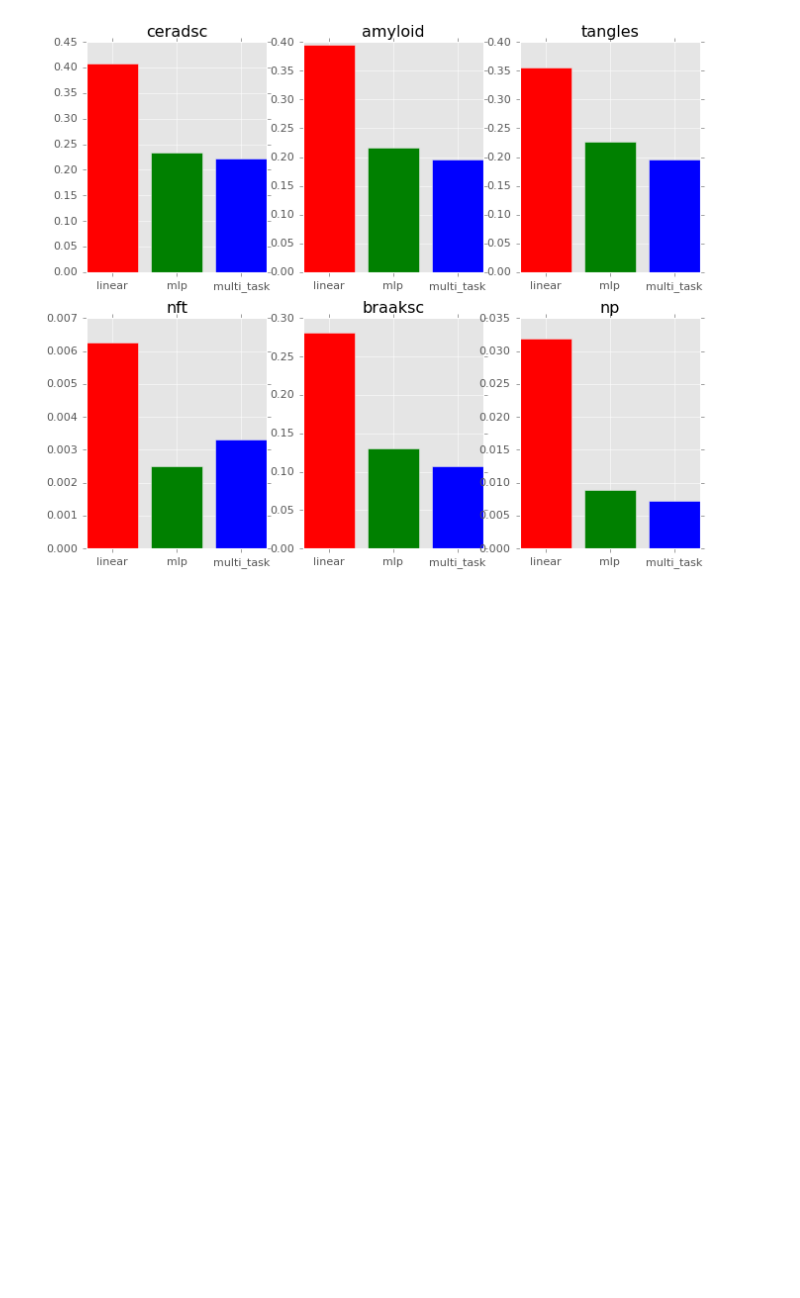
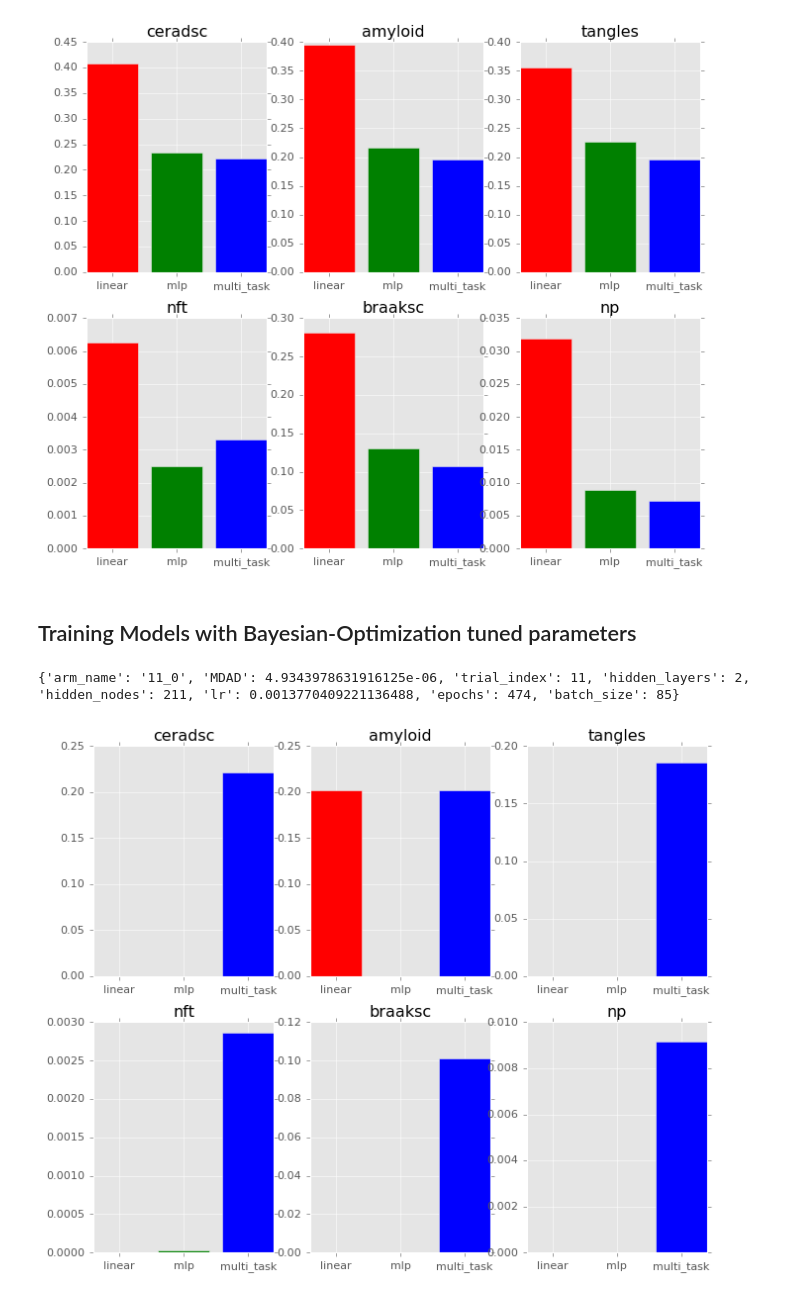
Before and after one commit to wilcas/multi_task_ad, a Jupyter notebook: compare_losses.ipynb, the cells around one changed output. Drawn from its saved outputs; the diff is of its cells as text; code cells hidden in the pictures; blank space fills up the shorter version.

Commit message:
possible overfitting with ax-tuned models

```diff
--- a/compare_losses.ipynb
+++ b/compare_losses.ipynb
@@ -103,3 +103,31 @@ for i in range(6):
 plt.show()
 # %% [output]
 [figure]
+# %% [markdown]
+## Training Models with Bayesian-Optimization tuned parameters
+# %%
+import pandas as pd
+bayes_params = pd.read_csv("/home/wcasazza/multi_task_ad/ax_parameter_tuning_MDAD.csv")
+
+best_params = bayes_params.iloc[bayes_params.MDAD.idxmin(),:].to_dict()
+print(best_params)
+# print(best_params['batch_size'].item())
+bayes_mdad_model = nets.train_MDAD(
+    train_exp,
+    train_phen,
+    {k: best_params[k].item() for k in best_params if "hidden" in k},
+    lr=best_params['lr'].item(),
+    epochs = best_params['epochs'].item(),
+    batch_size= best_params['batch_size'].item())
+# %% [output]
+{'arm_name': '11_0', 'MDAD': 4.9343978631916125e-06, 'trial_index': 11, 'hidden_layers': 2, 'hidden_nodes': 211, 'lr': 0.0013770409221136488, 'epochs': 474, 'batch_size': 85}
+# %%
+bayes_params_linear = []
+bayes_params_mlp = []
+for i in range(6):
+    cur_file = pd.read_csv(f"/home/wcasazza/multi_task_ad/ax_parameter_tuning_nested_linear_trait{i}.csv")
+    params = cur_file.iloc[cur_file[f'nested_linear_trait{i}'].idxmin(),:].to_dict()
+    bayes_params_linear.append(params)
+    cur_file = pd.read_csv(f"/home/wcasazza/multi_task_ad/ax_parameter_tuning_mlp_trait{i}.csv")
+    params = cur_file.iloc[cur_file[f'mlp_trait{i}'].idxmin(),:].to_dict()
+    bayes_params_mlp.append(params)
@@ -105,0 +159,23 @@ plt.show()
+# %%
+loss = torch.nn.MSELoss()
+linear_bayes_predictions = [linear(test_exp.double()) for linear in linear_bayes_models]
+mlp_bayes_predictions = [mlp(test_exp.double()) for mlp in mlp_bayes_models]
+multi_task_bayes_prediction = bayes_mdad_model(test_exp.double())
+linear_bayes_losses = [loss(linear_bayes_predictions[i][~torch.isnan(test_phen[:,i])].flatten(),test_phen[~torch.isnan(test_phen[:,i]),i].double().flatten()) for i in range(6)]
+mlp_bayes_losses = [loss(mlp_bayes_predictions[i][~torch.isnan(test_phen[:,i])].flatten(),test_phen[~torch.isnan(test_phen[:,i]),i].double().flatten()) for i in range(6)]
+multi_task_bayes_losses = [loss(multi_task_bayes_prediction[i][~torch.isnan(test_phen[:,i])].flatten(),test_phen[~torch.isnan(test_phen[:,i]),i].double().flatten()) for i in range(6)]
+# %%
+%matplotlib inline
+mpl.style.use("classic")
+mpl.style.use("ggplot")
+fig = plt.figure(figsize=(10,8))
+for i in range(6):
+    ax = fig.add_subplot(2,3,i+1)
+    ax.title.set_text(trait_labels[i])
+    plt.bar(["linear","mlp","multi_task"],
+            [linear_bayes_losses[i].detach().numpy(),mlp_bayes_losses[i].detach().numpy(), multi_task_bayes_losses[i].detach().numpy()],
+            color=["red","green","blue"])
+
+plt.show()
+# %% [output]
+[figure, added]
```
Also changed, not shown: parts of 2 cells of this notebook, 1 other file.
